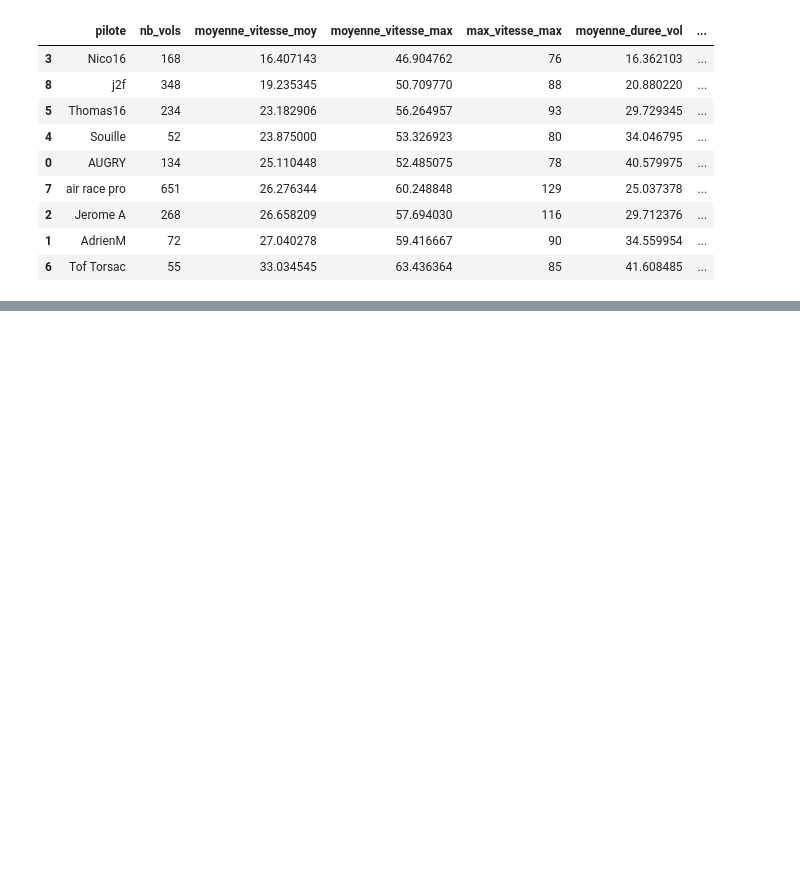
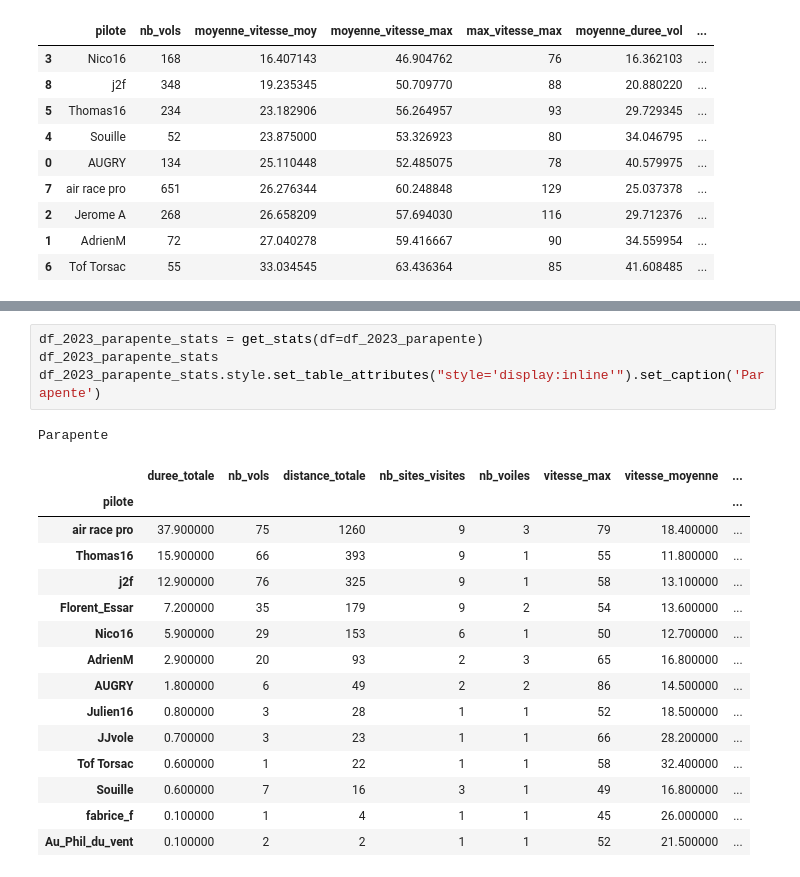
Before and after one commit to amorea04/syride_traces, a Jupyter notebook: src/analyze_traces.ipynb, the cells around one changed output, grey strips where cells are left out. Cells and saved outputs as stored; diff of their text form; blank space fills up the shorter version.

```diff
--- a/src/analyze_traces.ipynb
+++ b/src/analyze_traces.ipynb
@@ -471,0 +1136,21 @@ df_tot_paramot.head()
+# %%
+df_2023_parapente_stats = get_stats(df=df_2023_parapente)
+df_2023_parapente_stats
+df_2023_parapente_stats.style.set_table_attributes("style='display:inline'").set_caption('Parapente')
+# %% [output]
+Parapente
+|  | duree_totale | nb_vols | distance_totale | nb_sites_visites | nb_voiles | vitesse_max | vitesse_moyenne | ... |
+| pilote |  |  |  |  |  |  |  | ... |
+| air race pro | 37.900000 | 75 | 1260 | 9 | 3 | 79 | 18.400000 | ... |
+| Thomas16 | 15.900000 | 66 | 393 | 9 | 1 | 55 | 11.800000 | ... |
+| j2f | 12.900000 | 76 | 325 | 9 | 1 | 58 | 13.100000 | ... |
+| Florent_Essar | 7.200000 | 35 | 179 | 9 | 2 | 54 | 13.600000 | ... |
+| Nico16 | 5.900000 | 29 | 153 | 6 | 1 | 50 | 12.700000 | ... |
+| AdrienM | 2.900000 | 20 | 93 | 2 | 3 | 65 | 16.800000 | ... |
+| AUGRY | 1.800000 | 6 | 49 | 2 | 2 | 86 | 14.500000 | ... |
+| Julien16 | 0.800000 | 3 | 28 | 1 | 1 | 52 | 18.500000 | ... |
+| JJvole | 0.700000 | 3 | 23 | 1 | 1 | 66 | 28.200000 | ... |
+| Tof Torsac | 0.600000 | 1 | 22 | 1 | 1 | 58 | 32.400000 | ... |
+| Souille | 0.600000 | 7 | 16 | 3 | 1 | 49 | 16.800000 | ... |
+| fabrice_f | 0.100000 | 1 | 4 | 1 | 1 | 45 | 26.000000 | ... |
+| Au_Phil_du_vent | 0.100000 | 2 | 2 | 1 | 1 | 52 | 21.500000 | ... |
```
Also changed, not shown: parts of 41 cells of this notebook, 10 other files.
